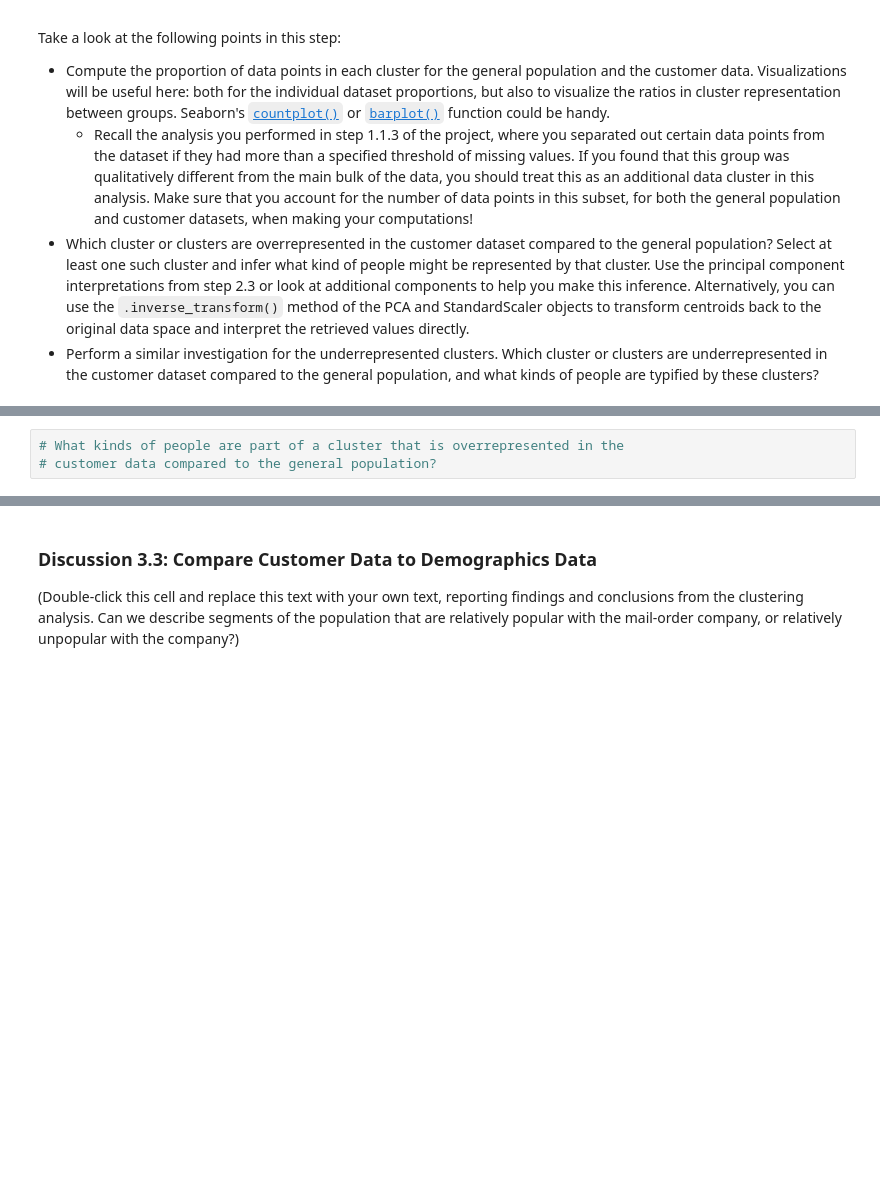
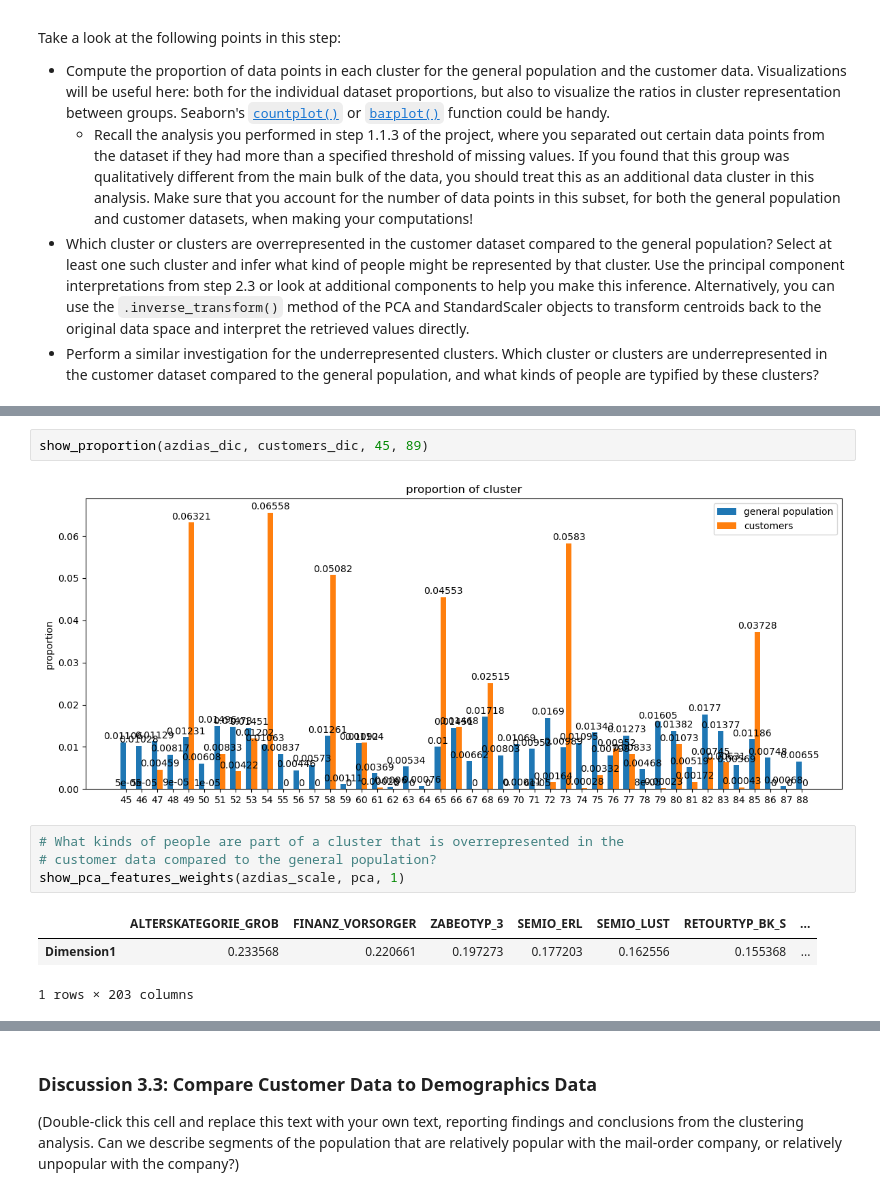
Before and after one commit to kumaeki/INTRO-TO-ML, a Jupyter notebook: my-jupytor/04-Unsupervised/6_Project_Identify_Customer_Segments/Identify_Customer_Segments.ipynb, the cells around one changed output, grey strips where cells are left out. Drawn from its saved outputs; the diff is of its cells as text; blank space fills up the shorter version.

```diff
--- a/my-jupytor/04-Unsupervised/6_Project_Identify_Customer_Segments/Identify_Customer_Segments.ipynb
+++ b/my-jupytor/04-Unsupervised/6_Project_Identify_Customer_Segments/Identify_Customer_Segments.ipynb
@@ -905,3 +1085,12 @@ Take a look at the following points in this step:
+# %%
+show_proportion(azdias_dic, customers_dic, 45, 89)
+# %% [output]
+[figure, added]
 # %%
 # What kinds of people are part of a cluster that is overrepresented in the
 # customer data compared to the general population?
+show_pca_features_weights(azdias_scale, pca, 1)
+# %% [output]
+|  | ALTERSKATEGORIE_GROB | FINANZ_VORSORGER | ZABEOTYP_3 | SEMIO_ERL | SEMIO_LUST | RETOURTYP_BK_S | ... |
+| Dimension1 | 0.233568 | 0.220661 | 0.197273 | 0.177203 | 0.162556 | 0.155368 | ... |
+1 rows × 203 columns
```
Also changed, not shown: parts of 43 cells of this notebook.
